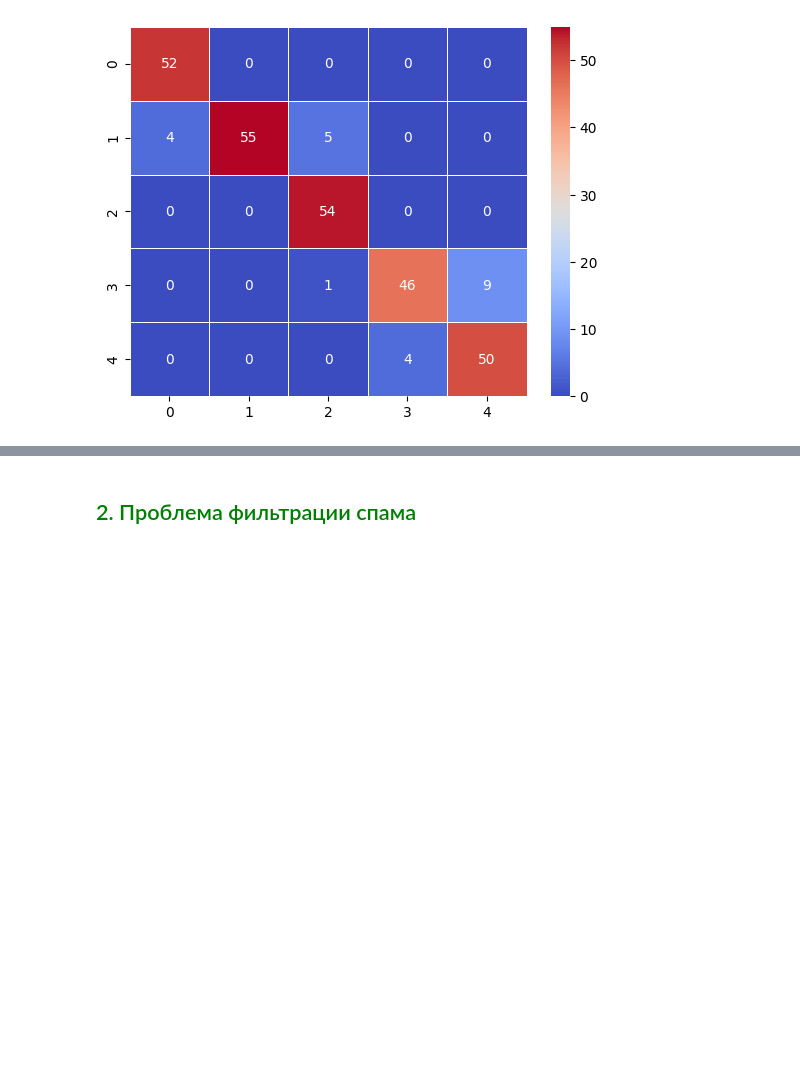
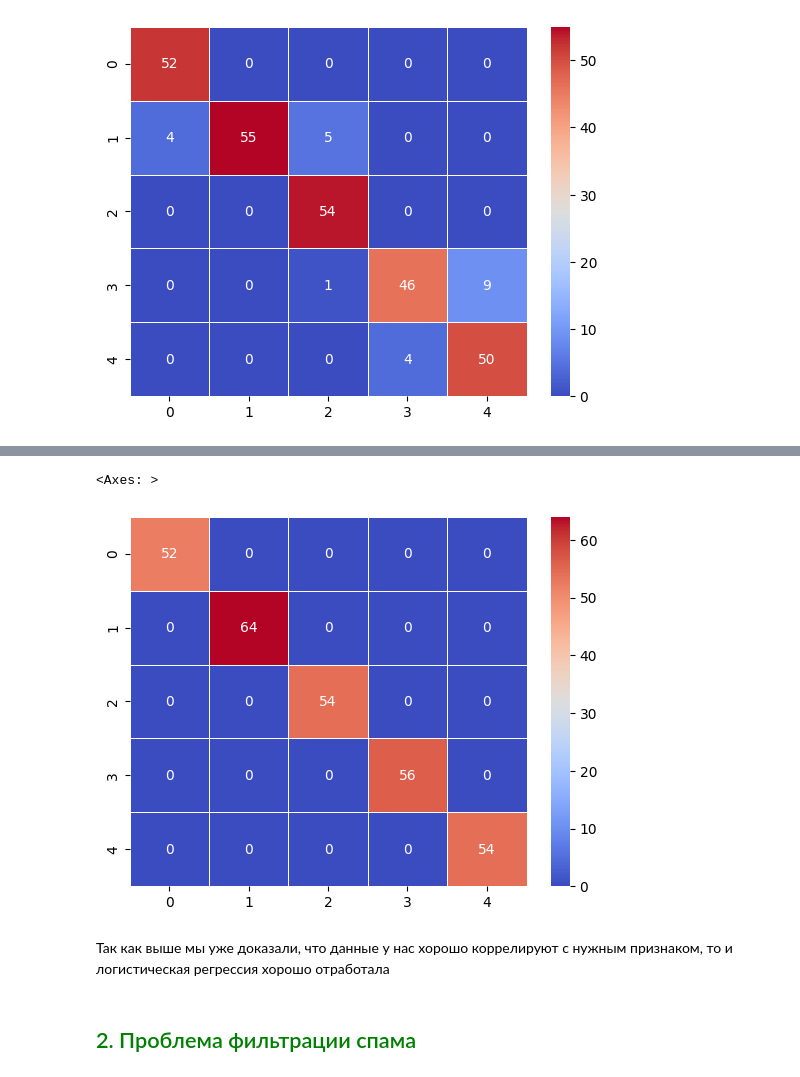
Before and after one commit to Dragoh54/MachineLearning-Labs, a Jupyter notebook: lab8/2024_ML_LR8_MACS.ipynb, the cells around one changed output, grey strips where cells are left out. Saved outputs shown, nothing was run; the diff lists cells and outputs as text; code cells hidden in the pictures; blank space fills up the shorter version.

```diff
--- a/lab8/2024_ML_LR8_MACS.ipynb
+++ b/lab8/2024_ML_LR8_MACS.ipynb
@@ -373,3 +438,14 @@ MultinomialNB Accuracy: 0.9178571428571428
+# %%
+best_model = models["Logistic_Regression"]
+y_pred = best_model.predict(Xtest)
+
+confusion = confusion_matrix(ytest, y_pred)
+sns.heatmap(confusion, annot=True, cmap='coolwarm', linewidths=0.5)
+# %% [output]
+<Axes: >
+[figure, added]
+# %% [markdown]
+Так как выше мы уже доказали, что данные у нас хорошо коррелируют с нужным признаком, то и логистическая регрессия хорошо отработала
 # %% [markdown]
 ## <font color = 'green'> 2. Проблема фильтрации спама </font>
 # %% [markdown]
```
Also changed, not shown: parts of 17 cells of this notebook, 1 other file.
